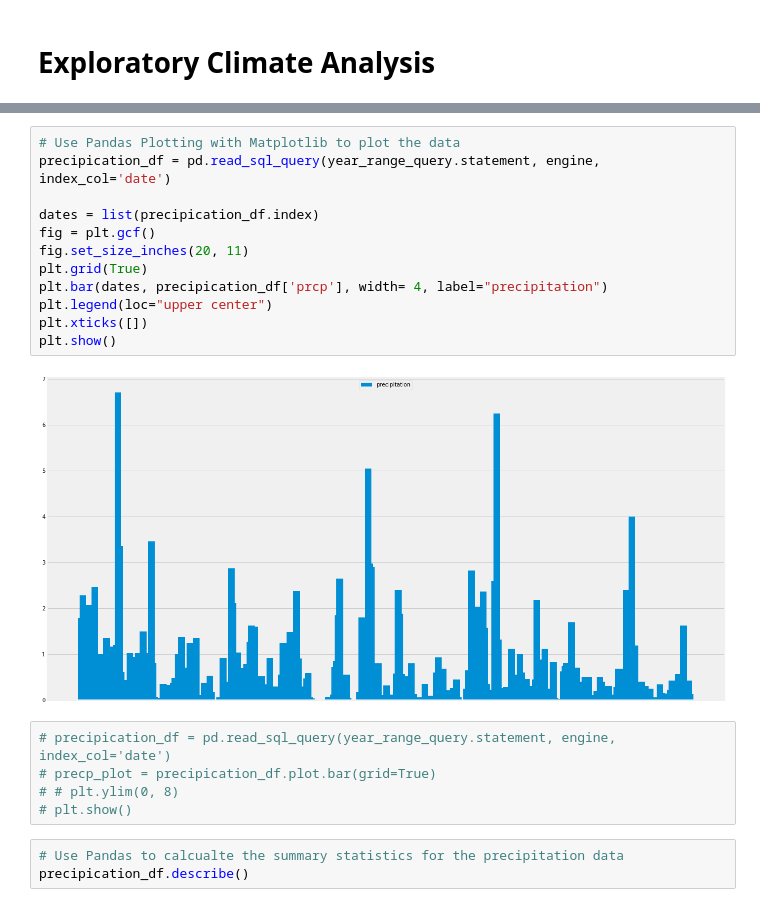
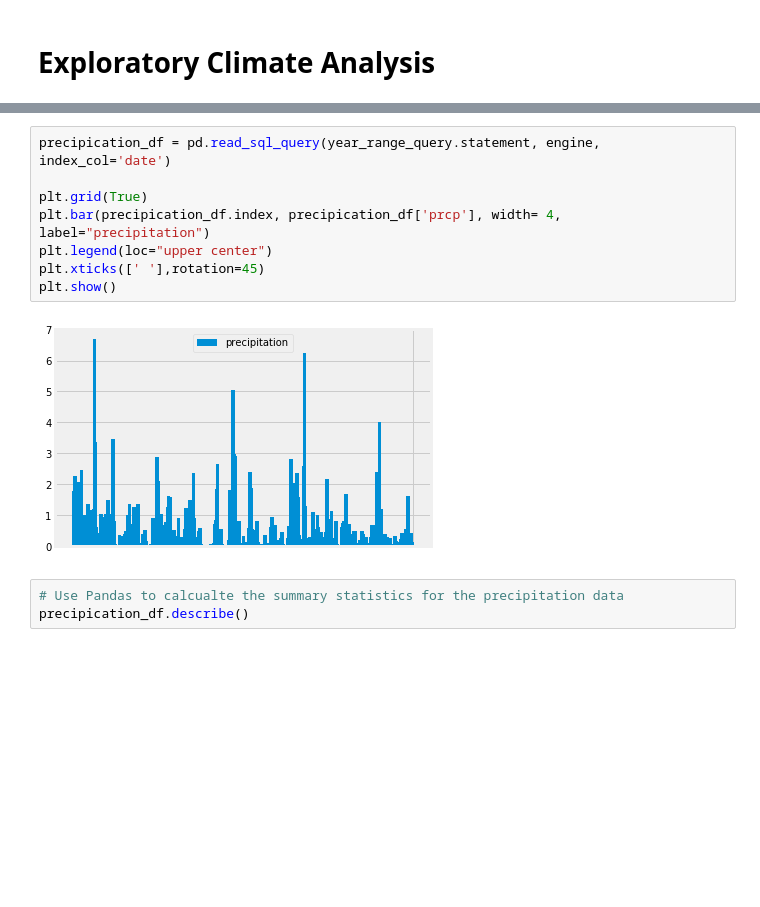
Before and after one commit to ulyssey28/Advanced-Data-Storage-and-Retrieval-, a Jupyter notebook: final_climate.ipynb, the cells around one changed output, grey strips where cells are left out. Cells and saved outputs as stored; diff of their text form; blank space fills up the shorter version.

```diff
--- a/final_climate.ipynb
+++ b/final_climate.ipynb
@@ -109,24 +109,15 @@ precipication_df.head()
 | 2016-08-26 | 0.00 |
 | 2016-08-27 | 0.00 |
 # %%
-# Use Pandas Plotting with Matplotlib to plot the data
 precipication_df = pd.read_sql_query(year_range_query.statement, engine, index_col='date')
 
-dates = list(precipication_df.index)
-fig = plt.gcf()
-fig.set_size_inches(20, 11)
 plt.grid(True)
-plt.bar(dates, precipication_df['prcp'], width= 4, label="precipitation")
+plt.bar(precipication_df.index, precipication_df['prcp'], width= 4, label="precipitation")
 plt.legend(loc="upper center")
-plt.xticks([])
+plt.xticks([' '],rotation=45)
 plt.show()
 # %% [output]
-[figure, old version]
+[figure, new version]
-# %%
-# precipication_df = pd.read_sql_query(year_range_query.statement, engine, index_col='date')
-# precp_plot = precipication_df.plot.bar(grid=True)
-# # plt.ylim(0, 8)
-# plt.show()
 # %%
 # Use Pandas to calcualte the summary statistics for the precipitation data
 precipication_df.describe()
```
Also changed, not shown: parts of 2 cells of this notebook.
